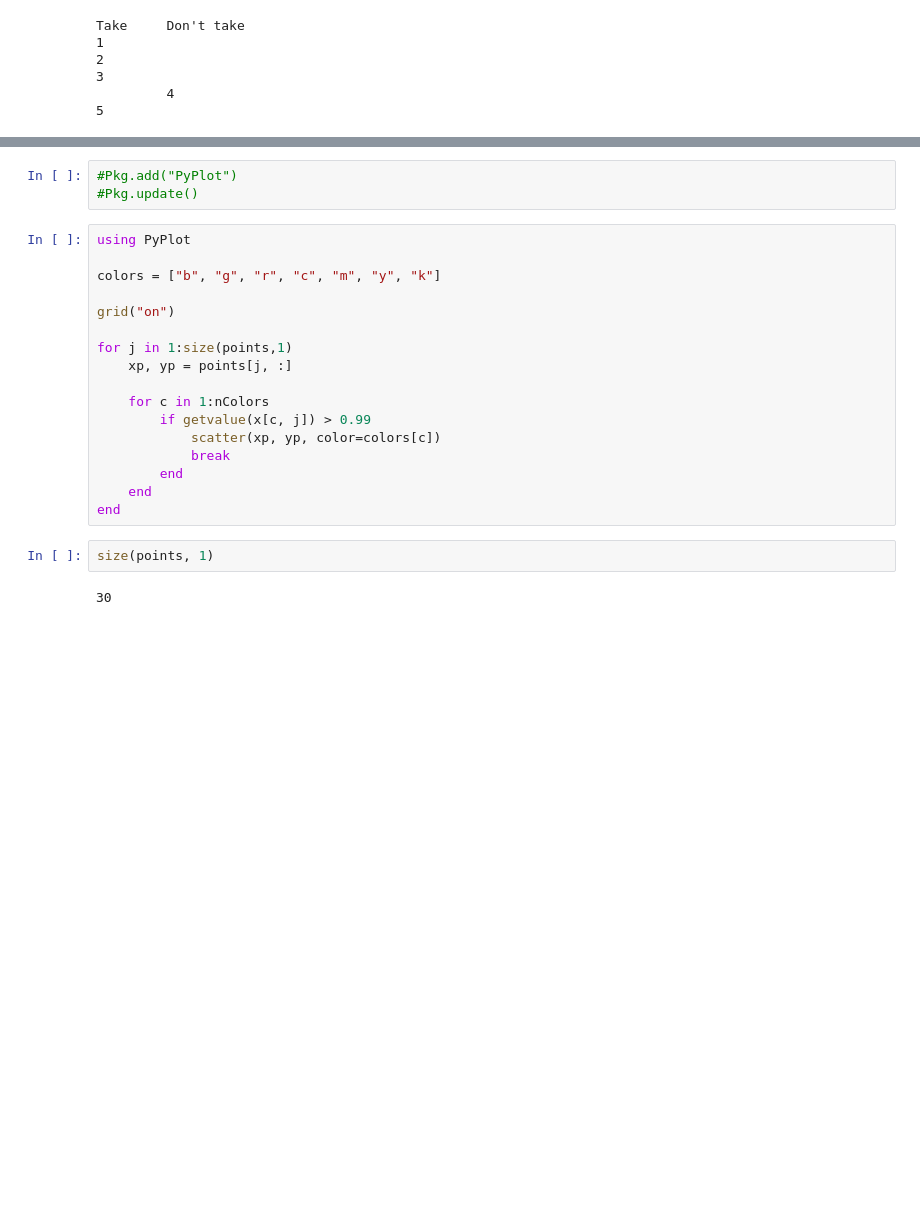
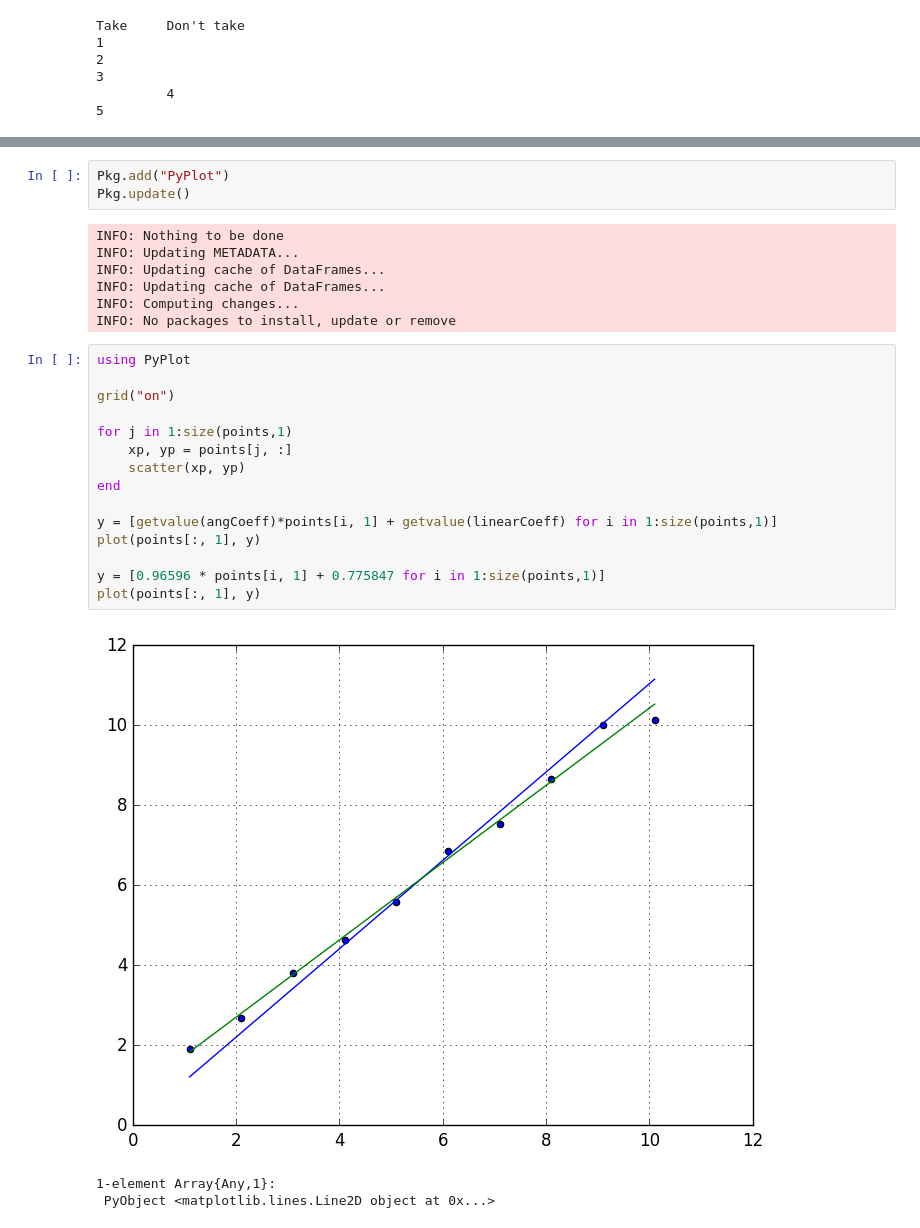
Before and after one commit to pedrocastellucci/athena, a Jupyter notebook: Mathematical programming with Julia and JuMP.ipynb, the cells around one changed output, grey strips where cells are left out. Cells and saved outputs as stored; diff of their text form; blank space fills up the shorter version.

```diff
--- a/Mathematical programming with Julia and JuMP.ipynb
+++ b/Mathematical programming with Julia and JuMP.ipynb
@@ -134,24 +254,29 @@ getvalue(A)
 # %%
-#Pkg.add("PyPlot")
-#Pkg.update()
+Pkg.add("PyPlot")
+Pkg.update()
+# %% [output]
+INFO: Nothing to be done
+INFO: Updating METADATA...
+INFO: Updating cache of DataFrames...
+INFO: Updating cache of DataFrames...
+INFO: Computing changes...
+INFO: No packages to install, update or remove
-# %%
-using PyPlot
-
-colors = ["b", "g", "r", "c", "m", "y", "k"]
-
-grid("on")
-
-for j in 1:size(points,1)
-    xp, yp = points[j, :]
-
-    for c in 1:nColors
-        if getvalue(x[c, j]) > 0.99
-            scatter(xp, yp, color=colors[c])
-            break
-        end
-    end
-end
-# %%
-size(points, 1)
-# %% [output]
-30
+# %%
+using PyPlot
+
+grid("on")
+
+for j in 1:size(points,1)
+    xp, yp = points[j, :]
+    scatter(xp, yp)
+end
+
+y = [getvalue(angCoeff)*points[i, 1] + getvalue(linearCoeff) for i in 1:size(points,1)]
+plot(points[:, 1], y)
+
+y = [0.96596 * points[i, 1] + 0.775847 for i in 1:size(points,1)]
+plot(points[:, 1], y)
+# %% [output]
+[figure, added]
+1-element Array{Any,1}:
+ PyObject <matplotlib.lines.Line2D object at 0x...>
```
Also changed, not shown: parts of 14 cells of this notebook.
